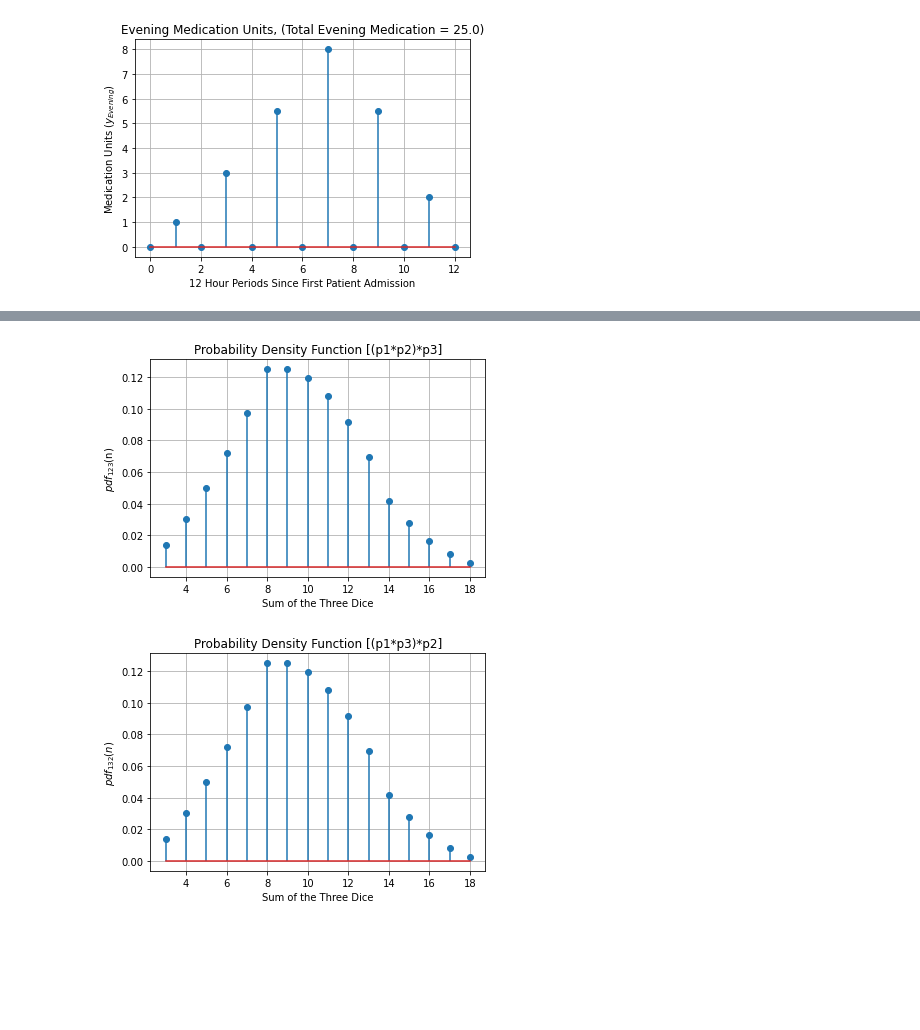
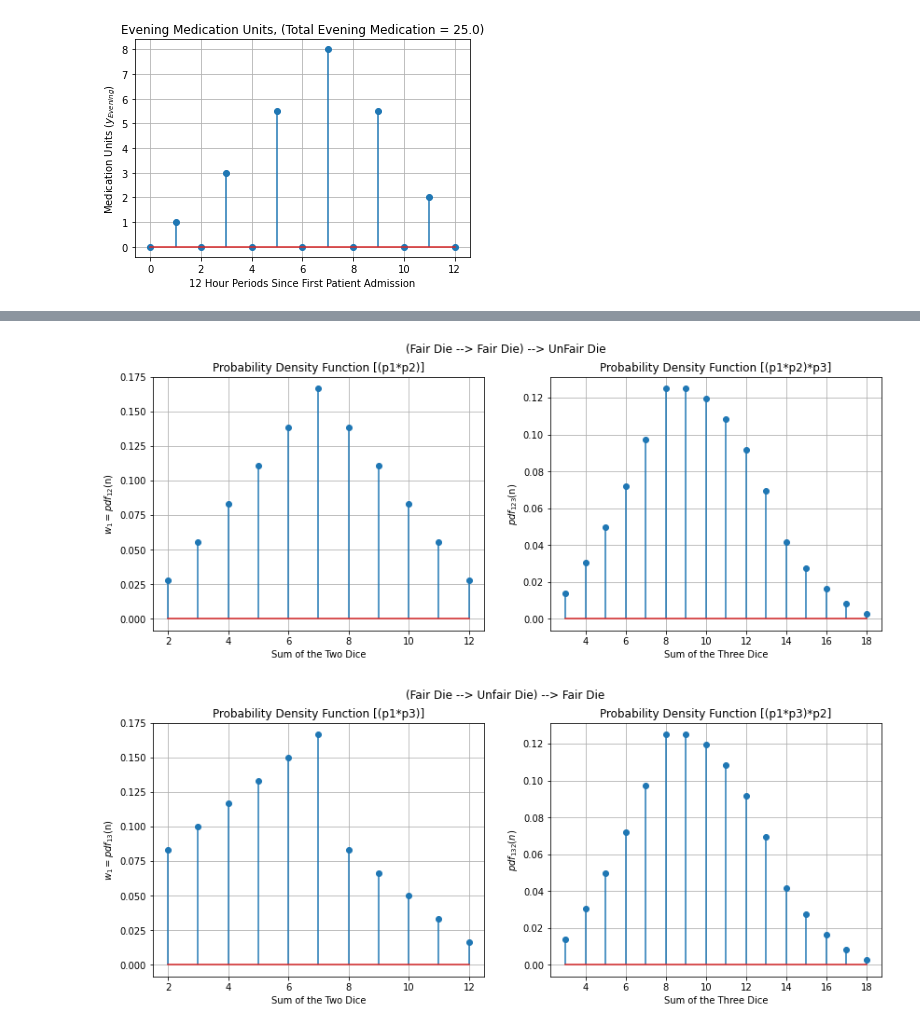
Before and after one commit to Domenikos/Digital_Convolution, a Jupyter notebook: Digital_Convolution.ipynb, the cells around one changed output, grey strips where cells are left out. Saved outputs shown, nothing was run; the diff lists cells and outputs as text; code cells hidden in the pictures; blank space fills up the shorter version.

```diff
--- a/Digital_Convolution.ipynb
+++ b/Digital_Convolution.ipynb
@@ -288,25 +298,41 @@ If a third die is included in the roll, the sum of their values will be in the r
 # %%
 p1 = [1/6,1/6,1/6,1/6,1/6,1/6]
 p2 = p1
 p3 = [.5,.1,.1,.1,.1,.1]
 w1 = np.convolve(p1,p2)
 y12 = np.convolve(p3,w1)
 w2 = np.convolve(p1,p3)
 y21 = np.convolve(p2,w2)
+n1 = np.array(range(2,len(w1)+2))
 n = np.array(range(3,len(y12)+3))
-fig = plt.figure()
-plt.stem(n,y12,use_line_collection=True)
-plt.grid()
-plt.xlabel('Sum of the Three Dice')
-plt.ylabel('$pdf_{123}$(n)')
-plt.title('Probability Density Function [(p1*p2)*p3]')
+
+fig, (ax1, ax2) = plt.subplots(1,2, figsize=(14,5))
+fig.suptitle('(Fair Die --> Fair Die) --> UnFair Die')
+ax1.stem(n1,w1,use_line_collection=True)
+ax1.grid()
+ax1.set_xlabel('Sum of the Two Dice')
+ax1.set_ylabel('$w_1 = pdf_{12}$(n)')
+ax1.set_title('Probability Density Function [(p1*p2)]')
+ax2.stem(n,y12,use_line_collection=True)
+ax2.grid()
+ax2.set_xlabel('Sum of the Three Dice')
+ax2.set_ylabel('$pdf_{123}$(n)')
+ax2.set_title('Probability Density Function [(p1*p2)*p3]')
 plt.show()
-plt.stem(n,y21,use_line_collection=True)
-plt.grid()
-plt.xlabel('Sum of the Three Dice')
-plt.ylabel('$pdf_{132}(n)$')
-plt.title('Probability Density Function [(p1*p3)*p2]')
+
+fig, (ax1, ax2) = plt.subplots(1,2, figsize=(14,5))
+fig.suptitle('(Fair Die --> Unfair Die) --> Fair Die')
+ax1.stem(n1,w2,use_line_collection=True)
+ax1.grid()
+ax1.set_xlabel('Sum of the Two Dice')
+ax1.set_ylabel('$w_1 = pdf_{13}$(n)')
+ax1.set_title('Probability Density Function [(p1*p3)]')
+ax2.stem(n,y21,use_line_collection=True)
+ax2.grid()
+ax2.set_xlabel('Sum of the Three Dice')
+ax2.set_ylabel('$pdf_{132}(n)$')
+ax2.set_title('Probability Density Function [(p1*p3)*p2]')
 plt.show()
 # %% [output]
-[figure, old version]
+[figure, new version]
-[figure, old version]
+[figure, new version]
```
Also changed, not shown: parts of 4 cells of this notebook.
